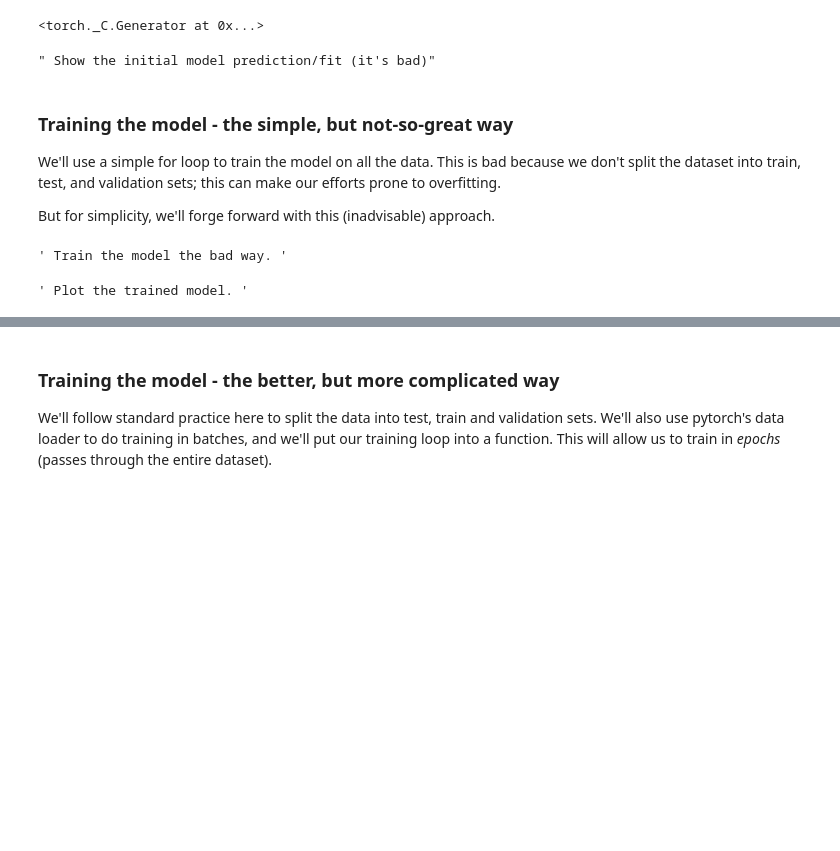
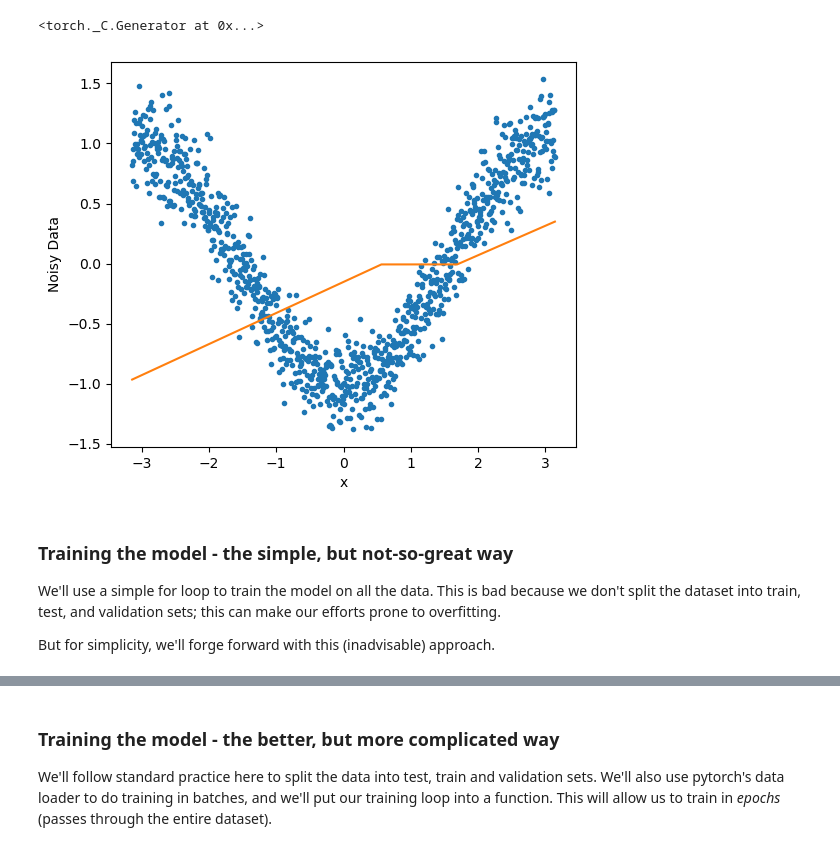
Before and after one commit to arif-geo/e_sci_data_analysis_test, a Jupyter notebook: earth_sci_data_analysis/lesson_7_ML/07_workalong01_machine_learning_basics.ipynb, the cells around one changed output, grey strips where cells are left out. Cells and saved outputs as stored; diff of their text form; code cells hidden in the pictures; blank space fills up the shorter version.

```diff
--- a/earth_sci_data_analysis/lesson_7_ML/07_workalong01_machine_learning_basics.ipynb
+++ b/earth_sci_data_analysis/lesson_7_ML/07_workalong01_machine_learning_basics.ipynb
@@ -125,21 +149,52 @@ import torch.nn as nn
 torch.manual_seed(5984)
 # %% [output]
 <torch._C.Generator at 0x...>
-# %%
-""" Show the initial model prediction/fit (it's bad)"""
-# %% [output]
-" Show the initial model prediction/fit (it's bad)"
+# %%
+""" Show the initial model prediction/fit (it's bad)"""
+
+class Net(nn.Module):
+    def __init__(self, n_relus : int = 2):
+
+        super().__init__()
+
+        # create a neural net
+        self.linear_relu_stack = nn.Sequential(
+            nn.Linear(1, n_relus), # layer 1
+            nn.ReLU(), # layer 2
+            nn.Linear(n_relus, 1), # layer 3
+        )
+
+
+    def forward(self, x):
+
+        # similar to evaluate func
+        out = self.linear_relu_stack(x)
+        return out
+# %%
+""" Show the initial model prediction/fit (it's bad)"""
+
+# convert the x values and y values to pytorch tensors
+xt = torch.from_numpy(x).unsqueeze(1).to(torch.float32)
+yt = torch.from_numpy(noisy_data).unsqueeze(1).to(torch.float32)
+
+# create the 2 relu model
+model_2 = Net(n_relus = 2)
+
+# calculate the prdiction
+pred = model_2(xt)
+
+# plot the noisy data and fit
+fig, ax = plt.subplots(figsize = (6,5))
+ax.plot(x, noisy_data, '.', label="data")
+ax.plot(x, pred.detach().numpy(), label="fit")
+ax.set_xlabel("x")
+ax.set_ylabel("Noisy Data")
+plt.show()
+# %% [output]
+[figure, added]
 # %% [markdown]
 ### Training the model - the simple, but not-so-great way
 
 We'll use a simple for loop to train the model on all the data.  This is bad because we don't split the dataset into train, test, and validation sets; this can make our efforts prone to overfitting.
 
 But for simplicity, we'll forge forward with this (inadvisable) approach.
-# %%
-""" Train the model the bad way. """
-# %% [output]
-' Train the model the bad way. '
-# %%
-""" Plot the trained model. """
-# %% [output]
-' Plot the trained model. '
```
Also changed, not shown: parts of 5 cells of this notebook, 2 other files.
